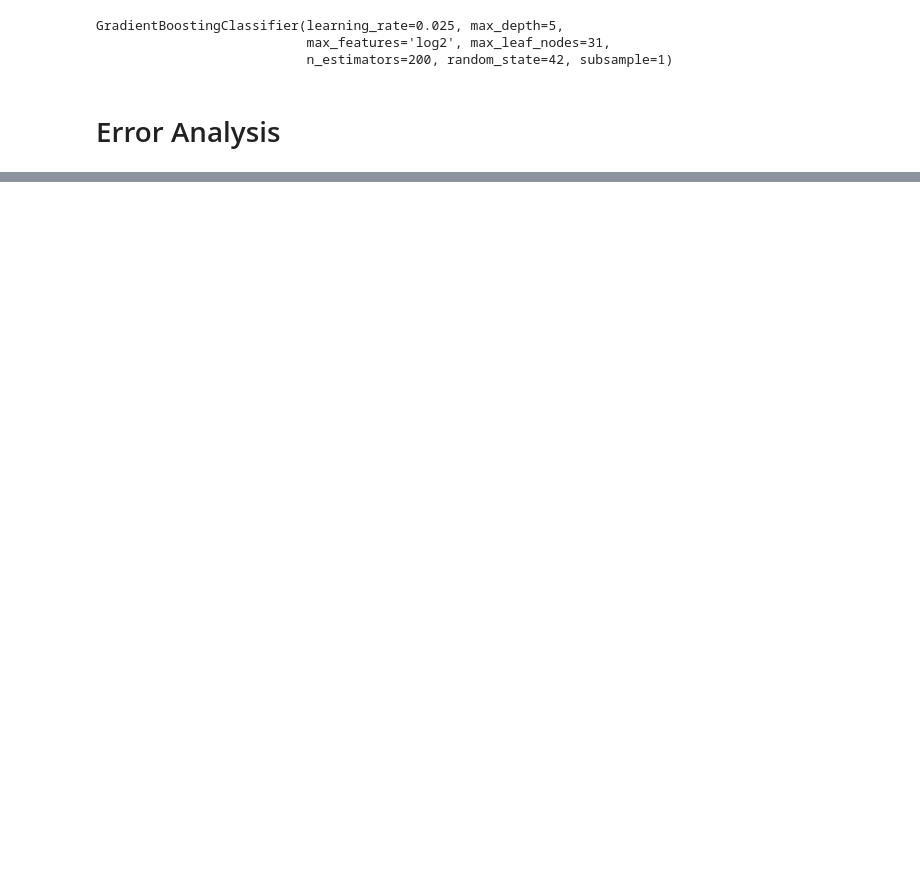
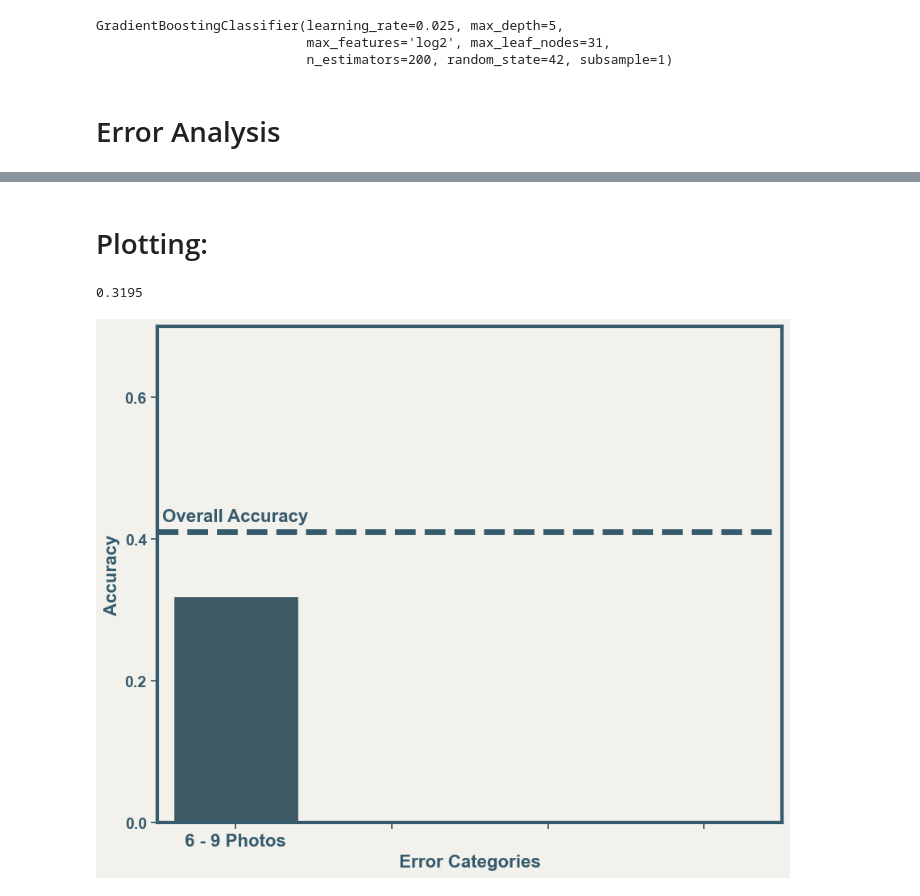
Before and after one commit to LanaCasselmann/ds_capstone_pet_adoptability, a Jupyter notebook: notebooks/error_analysis.ipynb, the cells around one changed output, grey strips where cells are left out. Drawn from its saved outputs; the diff is of its cells as text; code cells hidden in the pictures; blank space fills up the shorter version.

```diff
--- a/notebooks/error_analysis.ipynb
+++ b/notebooks/error_analysis.ipynb
@@ -121,0 +196,2 @@ Check if its rather under or over predicting certain groups.
+# %% [markdown]
+# Plotting:
@@ -121,0 +233,36 @@ Check if its rather under or over predicting certain groups.
+# %%
+sum([0.344, 0.294, 0.326, 0.314 ]) / 4
+sum([0])
+# %% [output]
+0.3195
+# %%
+# Define your data
+x_values = ['6 - 9 Photos', '', ' ', "   "]
+y_values = [0.32, 0, 0, 0 ]
+
+# Create a Seaborn barplot
+plt.figure(figsize=(10, 8))
+
+# Set the y-axis limits
+plt.ylim(0, 0.7)
+
+# Create the barplot
+bar_colors = ['#365b6d', '#41c1ba','#41c1ba','#41c1ba']
+ax = sns.barplot(x=x_values, y=y_values,palette=bar_colors)
+
+# Add labels and title
+plt.xlabel("Error Categories")
+plt.ylabel("Accuracy")
+
+plt.yticks(color='#365b6d',fontsize=14, ticks=[0,0.2,0.4,0.6],fontweight='bold')
+
+#plt.title("Seaborn Barplot Example")
+
+ax.axhline(y=0.41, color='#365b6d', linestyle='--', linewidth = 5)
+plt.text(0, 0.425, 'Overall Accuracy', fontsize=16, ha='center')
+
+
+# Show the plot
+plt.show()
+# %% [output]
+[figure, added]
```
Also changed, not shown: parts of 19 cells of this notebook, 2 other files.
